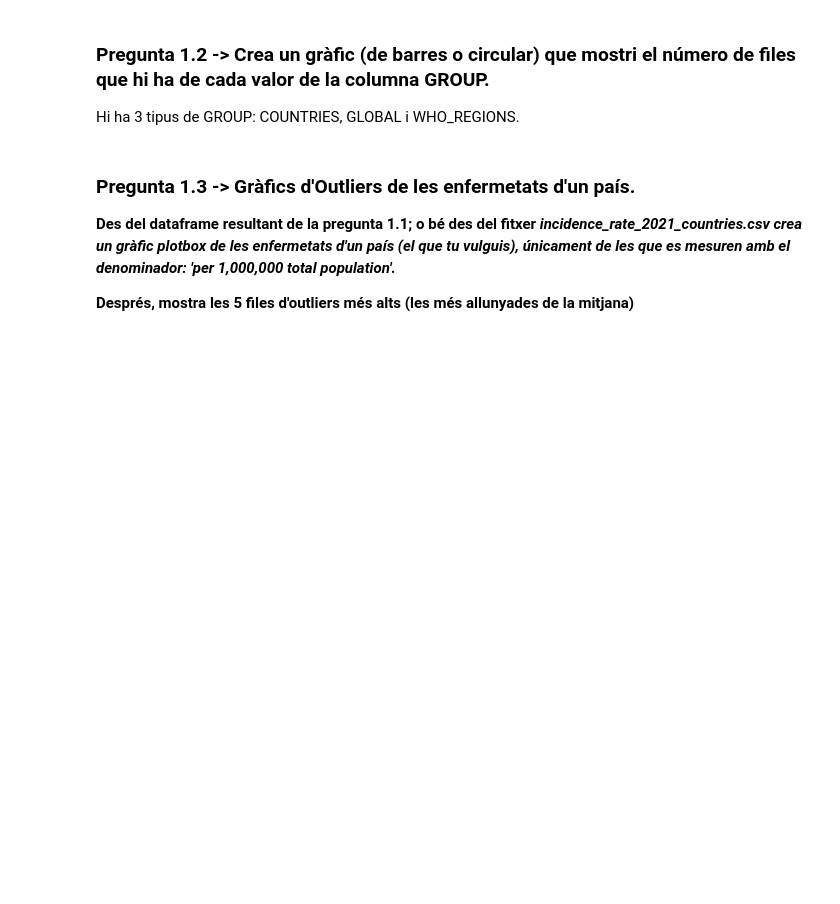
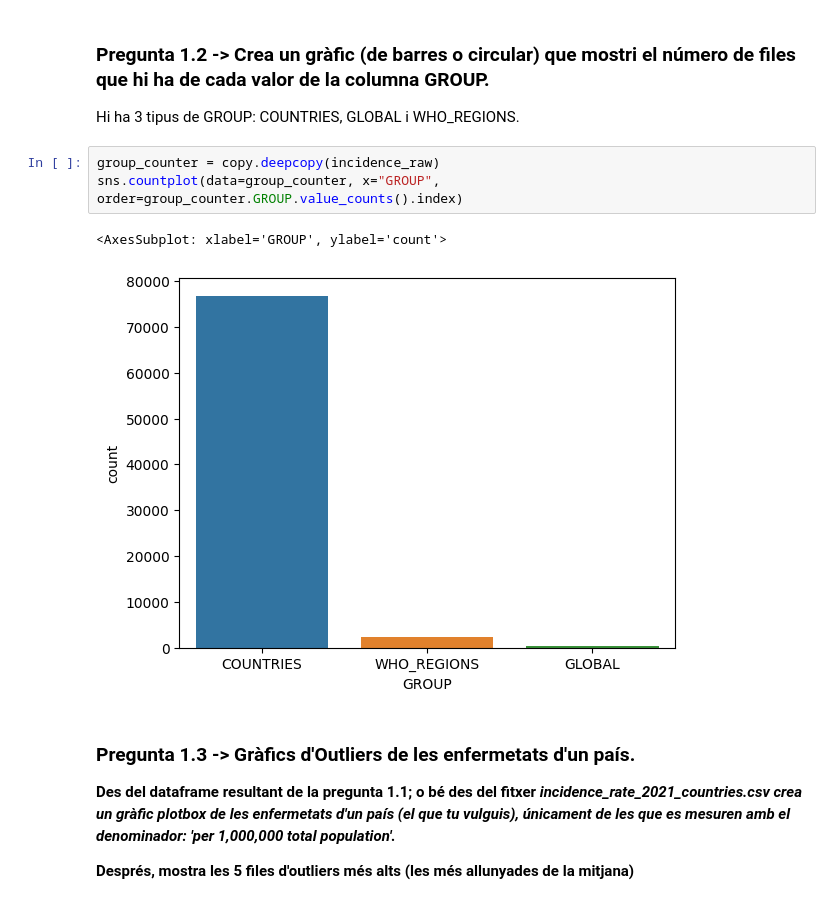
Before and after one commit to dchorn/Grado-DawBio, a Jupyter notebook: Python/Python/dawbio2/examenEstadistica/m14-uf1-pe2-exam.ipynb, the cells around one changed output. Drawn from its saved outputs; the diff is of its cells as text; blank space fills up the shorter version.

```diff
--- a/Python/Python/dawbio2/examenEstadistica/m14-uf1-pe2-exam.ipynb
+++ b/Python/Python/dawbio2/examenEstadistica/m14-uf1-pe2-exam.ipynb
@@ -97,6 +198,12 @@ Dataset extret del portal Inmunization Data, de la WHO (la OMS)
 ### Pregunta 1.2 -> Crea un gràfic (de barres o circular) que mostri el número de files que hi ha de cada valor de la columna GROUP.
 
 Hi ha 3 tipus de GROUP: COUNTRIES, GLOBAL i WHO_REGIONS.
+# %%
+group_counter = copy.deepcopy(incidence_raw)
+sns.countplot(data=group_counter, x="GROUP", order=group_counter.GROUP.value_counts().index)
+# %% [output]
+<AxesSubplot: xlabel='GROUP', ylabel='count'>
+[figure, added]
 # %% [markdown]
 ### Pregunta 1.3 -> Gràfics d'Outliers de les enfermetats d'un país.
 
```
Also changed, not shown: parts of 19 cells of this notebook, 7 other files.
